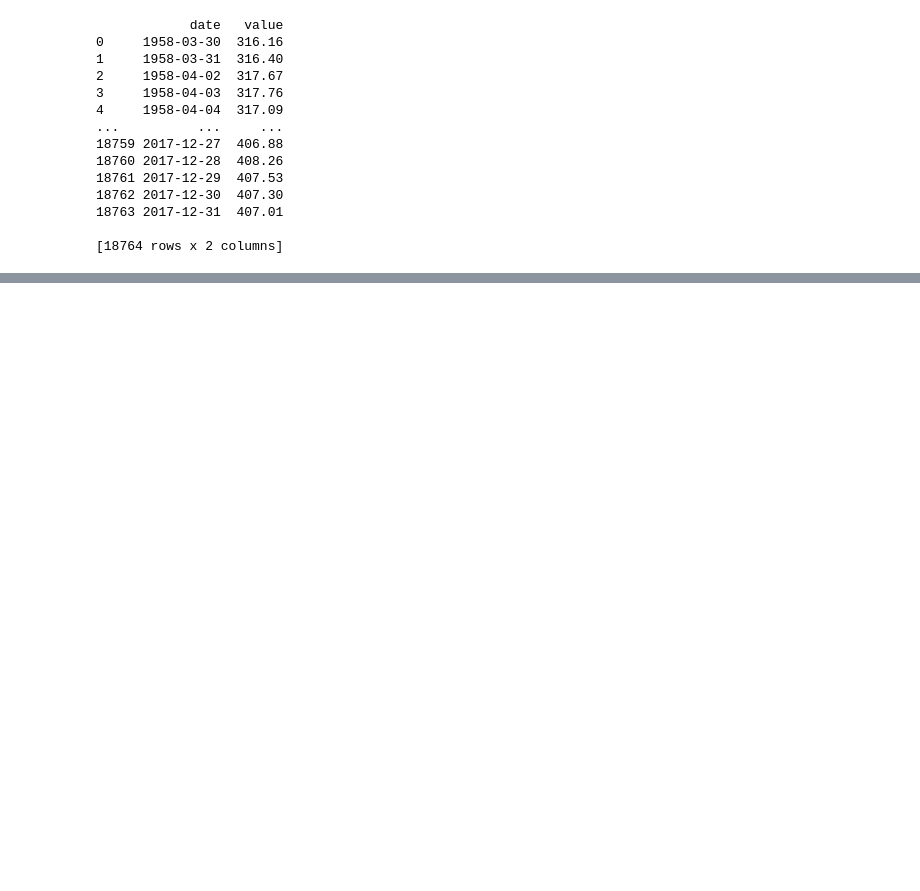
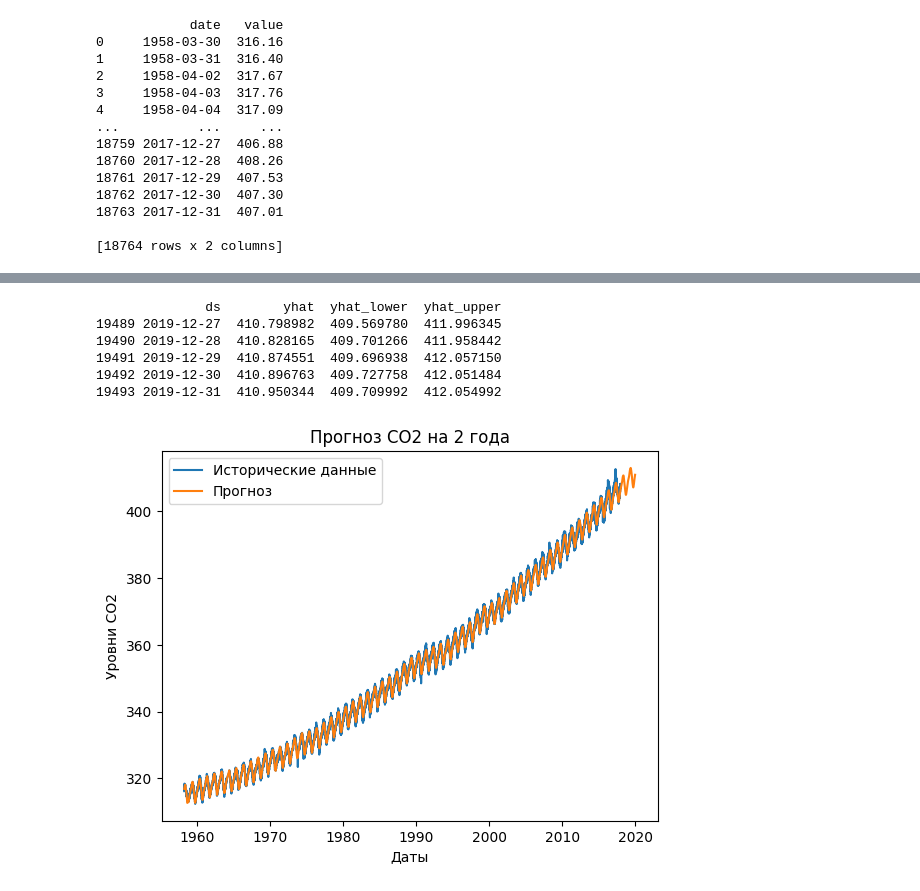
Before and after one commit to homaggggg/dsp_bigdata, a Jupyter notebook: timerows/timerows.ipynb, the cells around one changed output, grey strips where cells are left out. Drawn from its saved outputs; the diff is of its cells as text; code cells hidden in the pictures; blank space fills up the shorter version.

```diff
--- a/timerows/timerows.ipynb
+++ b/timerows/timerows.ipynb
@@ -98,0 +88,22 @@ Reshape your data either using array.reshape(-1, 1) if your data has a single fe
+# %%
+# Прогноз на 2 года вперед
+future_two_years = model_prophet.make_future_dataframe(periods=730)
+forecast_two_years = model_prophet.predict(future_two_years)
+print(forecast_two_years[['ds', 'yhat', 'yhat_lower', 'yhat_upper']].tail())
+
+# Построение графика
+plt.plot(df['ds'], df['y'], label='Исторические данные')
+plt.plot(forecast_two_years['ds'], forecast_two_years['yhat'], label='Прогноз')
+plt.xlabel('Даты')
+plt.ylabel('Уровни CO2')
+plt.title('Прогноз CO2 на 2 года')
+plt.legend()
+plt.show()
+# %% [output]
+              ds        yhat  yhat_lower  yhat_upper
+19489 2019-12-27  410.798982  409.569780  411.996345
+19490 2019-12-28  410.828165  409.701266  411.958442
+19491 2019-12-29  410.874551  409.696938  412.057150
+19492 2019-12-30  410.896763  409.727758  412.051484
+19493 2019-12-31  410.950344  409.709992  412.054992
+[figure, added]
```
Also changed, not shown: parts of 23 cells of this notebook.
